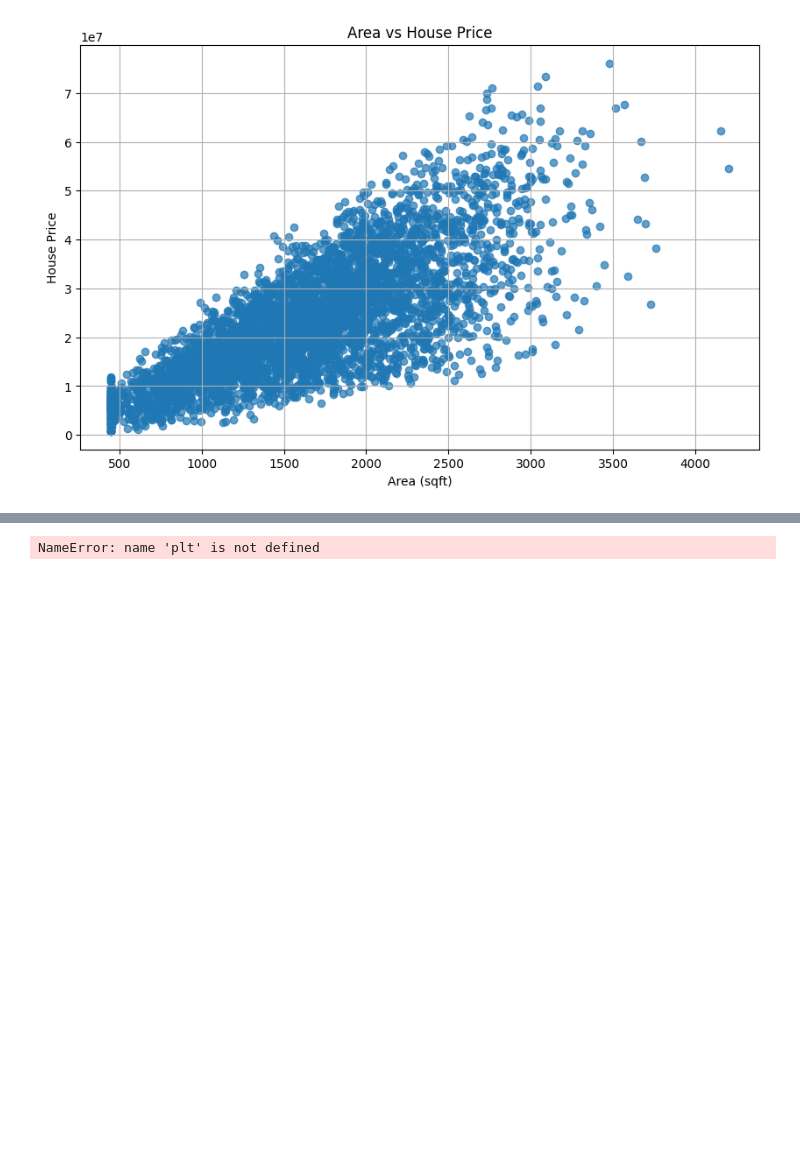
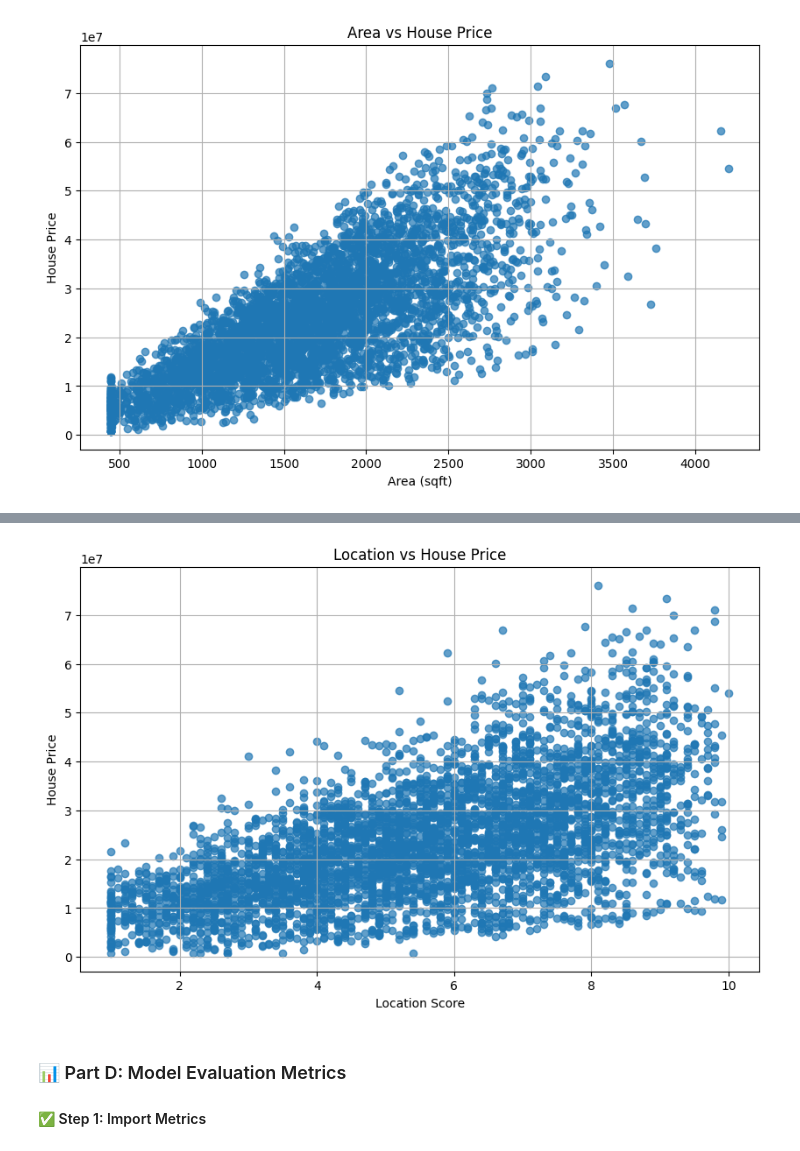
Before and after one commit to dishalukhi123/Supervised-Learning, a Jupyter notebook: PR 1/house_price.ipynb, the cells around one changed output, grey strips where cells are left out. Drawn from its saved outputs; the diff is of its cells as text; code cells hidden in the pictures; blank space fills up the shorter version.

```diff
--- a/PR 1/house_price.ipynb
+++ b/PR 1/house_price.ipynb
@@ -165,4 +166,17 @@ Intercept: -1163519.1764186025
 # %%
+plt.figure(figsize=(10,6))
+
+plt.scatter(df["location_score"], df["house_price_inr"], alpha=0.7)
+
+plt.xlabel("Location Score")
+plt.ylabel("House Price")
+plt.title("Location vs House Price")
+
+plt.grid(True)
+plt.show()
 # %% [output]
-NameError: name 'plt' is not defined
+[figure, added]
+# %% [markdown]
+### 📊 Part D: Model Evaluation Metrics
+#### ✅ Step 1: Import Metrics
 # %%
```
Also changed, not shown: parts of 7 cells of this notebook.
